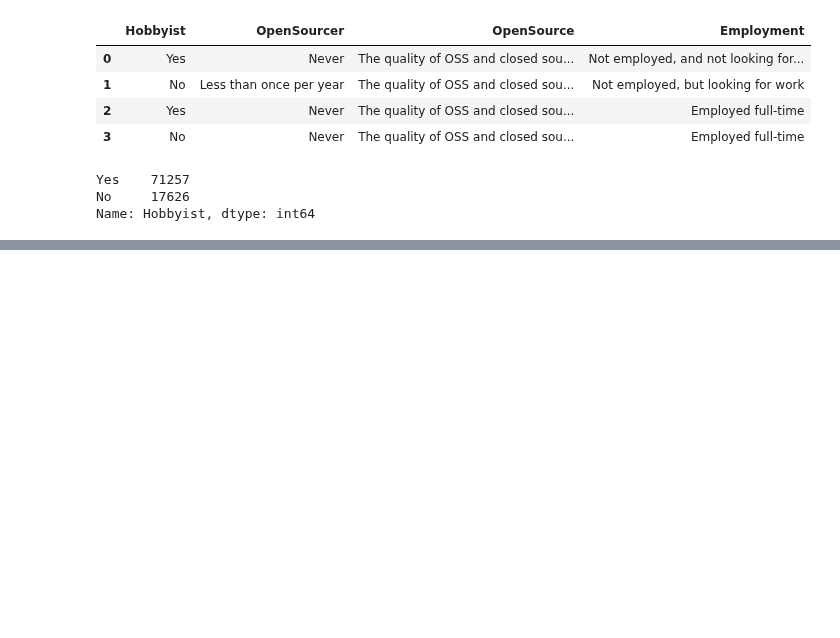
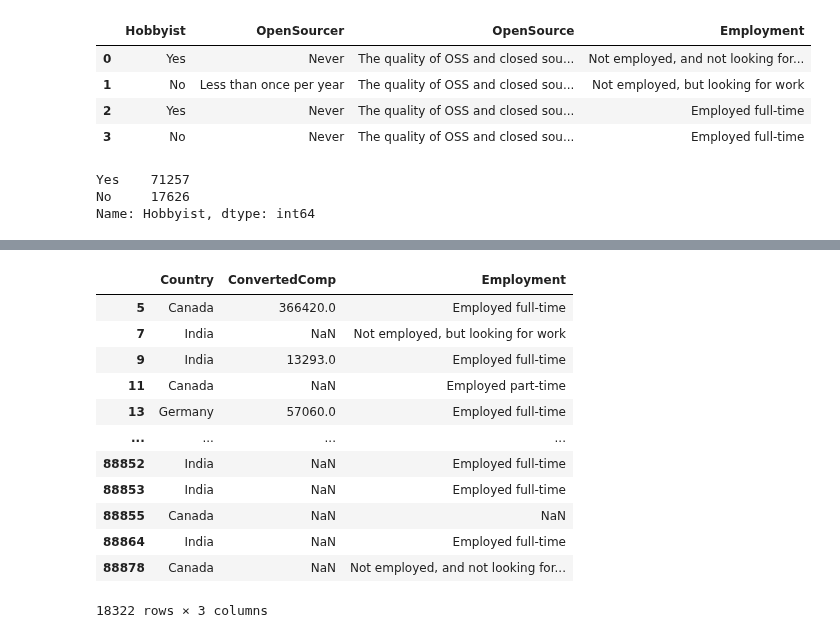
Before and after one commit to Raghav087/Python, a Jupyter notebook: pandas.ipynb, the cells around one changed output, grey strips where cells are left out. Saved outputs shown, nothing was run; the diff lists cells and outputs as text; code cells hidden in the pictures; blank space fills up the shorter version.

```diff
--- a/pandas.ipynb
+++ b/pandas.ipynb
@@ -400,0 +395,19 @@ Name: Hobbyist, dtype: int64
+# %%
+#To filter categorical column we use 'isin' function.
+countries=['India','Canada','Germany']
+filt=df['Country'].isin(countries)
+df.loc[filt,['Country','ConvertedComp','Employment']]
+# %% [output]
+|  | Country | ConvertedComp | Employment |
+| 5 | Canada | 366420.0 | Employed full-time |
+| 7 | India | NaN | Not employed, but looking for work |
+| 9 | India | 13293.0 | Employed full-time |
+| 11 | Canada | NaN | Employed part-time |
+| 13 | Germany | 57060.0 | Employed full-time |
+| ... | ... | ... | ... |
+| 88852 | India | NaN | Employed full-time |
+| 88853 | India | NaN | Employed full-time |
+| 88855 | Canada | NaN | NaN |
+| 88864 | India | NaN | Employed full-time |
+| 88878 | Canada | NaN | Not employed, and not looking for... |
+18322 rows × 3 columns
```
Also changed, not shown: parts of 5 cells of this notebook.
